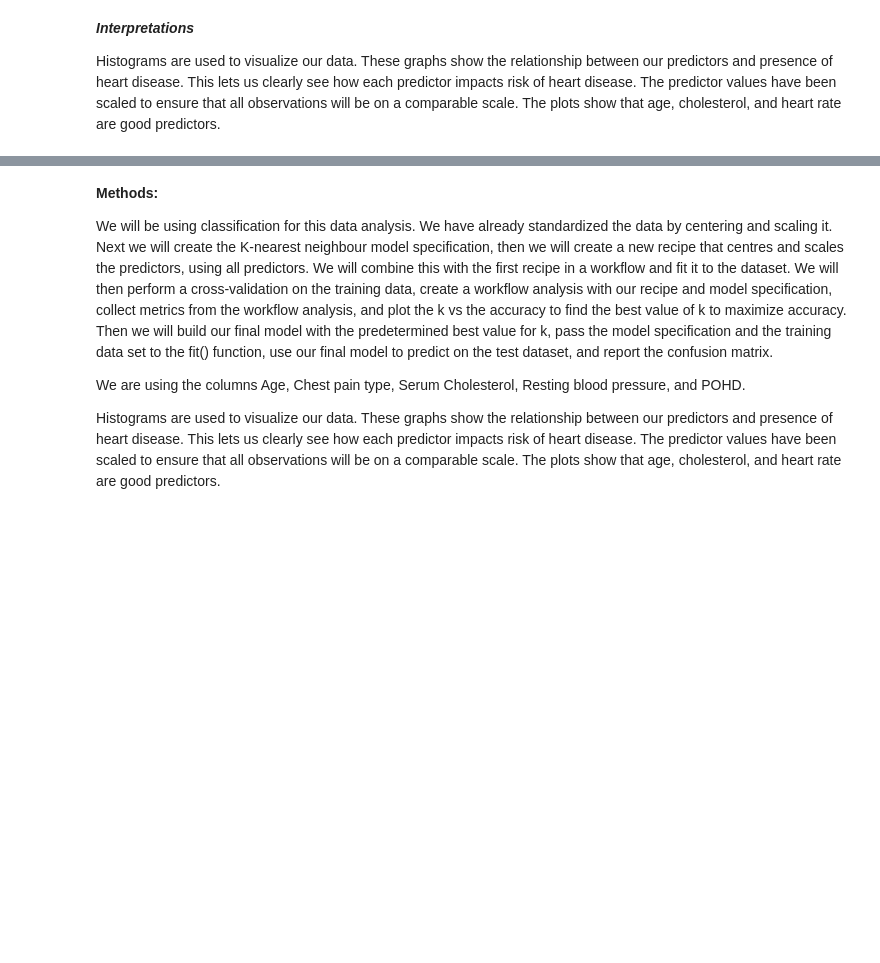
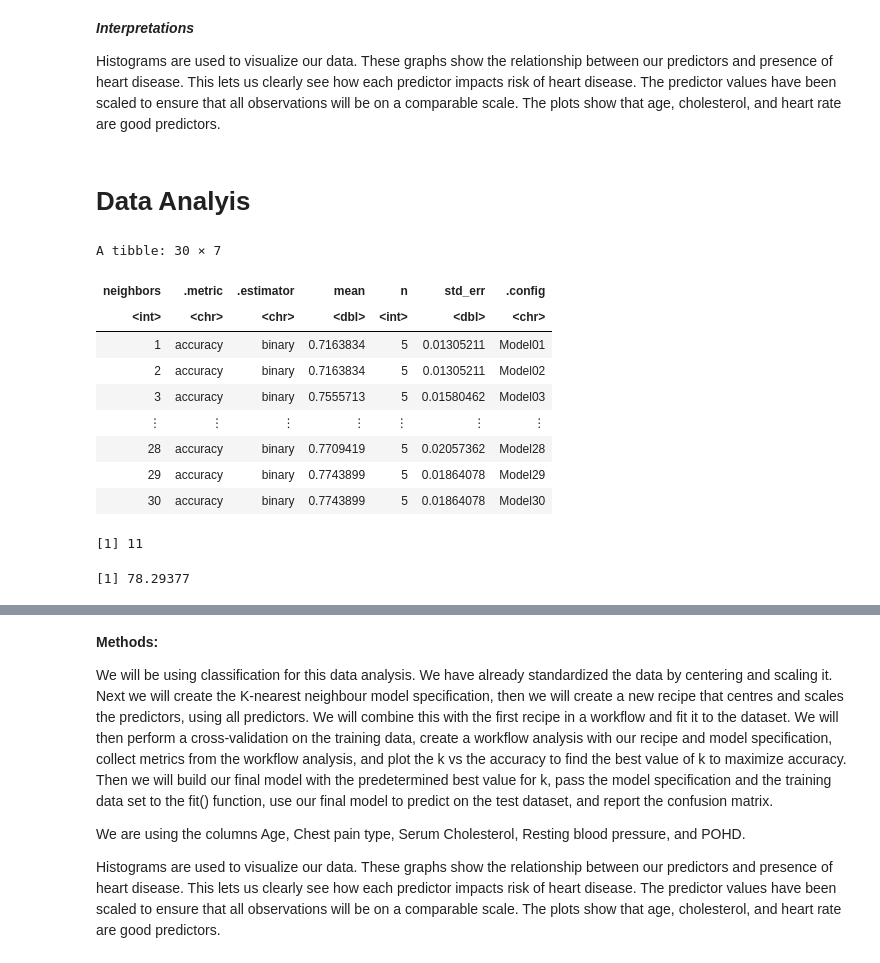
Before and after one commit to JahnaviChen/Heart-Disease, a Jupyter notebook: Heart Disease.ipynb, the cells around one changed output, grey strips where cells are left out. Drawn from its saved outputs; the diff is of its cells as text; code cells hidden in the pictures; blank space fills up the shorter version.

```diff
--- a/Heart Disease.ipynb
+++ b/Heart Disease.ipynb
@@ -230,3 +218,53 @@ Warning message:
 **_Interpretations_**
 
 Histograms are used to visualize our data. These graphs show the relationship between our predictors and presence of heart disease. This lets us clearly see how each predictor impacts risk of heart disease. The predictor values have been scaled to ensure that all observations will be on a comparable scale. The plots show that age, cholesterol, and heart rate are good predictors.
+# %% [markdown]
+# Data Analyis
+# %%
+knn_model <- nearest_neighbor(weight_func = "rectangular", neighbors = tune()) %>%
+    set_engine("kknn") %>%
+    set_mode("classification")
+
+heart_disease_vfold <- vfold_cv(heart_disease_train, v=5, strata = Presence_of_Heart_Disease)
+
+k_vals <- tibble(neighbors = seq(from=1, to=30))
+
+Heart_disease_results <- workflow() %>%
+    add_recipe(heart_disease_recipe) %>%
+    add_model(knn_model) %>%
+    tune_grid(resample =heart_disease_vfold, grid = k_vals) %>%
+    collect_metrics() %>%
+    filter(.metric == "accuracy")
+
+Heart_disease_results
+# %% [output]
+A tibble: 30 × 7
+| neighbors | .metric | .estimator | mean | n | std_err | .config |
+| <int> | <chr> | <chr> | <dbl> | <int> | <dbl> | <chr> |
+| 1 | accuracy | binary | 0.7163834 | 5 | 0.01305211 | Model01 |
+| 2 | accuracy | binary | 0.7163834 | 5 | 0.01305211 | Model02 |
+| 3 | accuracy | binary | 0.7555713 | 5 | 0.01580462 | Model03 |
+| ⋮ | ⋮ | ⋮ | ⋮ | ⋮ | ⋮ | ⋮ |
+| 28 | accuracy | binary | 0.7709419 | 5 | 0.02057362 | Model28 |
+| 29 | accuracy | binary | 0.7743899 | 5 | 0.01864078 | Model29 |
+| 30 | accuracy | binary | 0.7743899 | 5 | 0.01864078 | Model30 |
+# %%
+#picking best k value
+
+best_k_value <- Heart_disease_results %>%
+    arrange(desc(mean)) %>%
+    slice(1)%>%
+    pull(neighbors)
+
+best_k_value
+# %% [output]
+[1] 11
+# %%
+#accuracy of k value
+
+mean_accuracy_best_k <- Heart_disease_results %>%
+    filter(neighbors == "11")%>%
+    pull(mean)*100
+mean_accuracy_best_k
+# %% [output]
+[1] 78.29377
```
Also changed, not shown: parts of 8 cells of this notebook.
